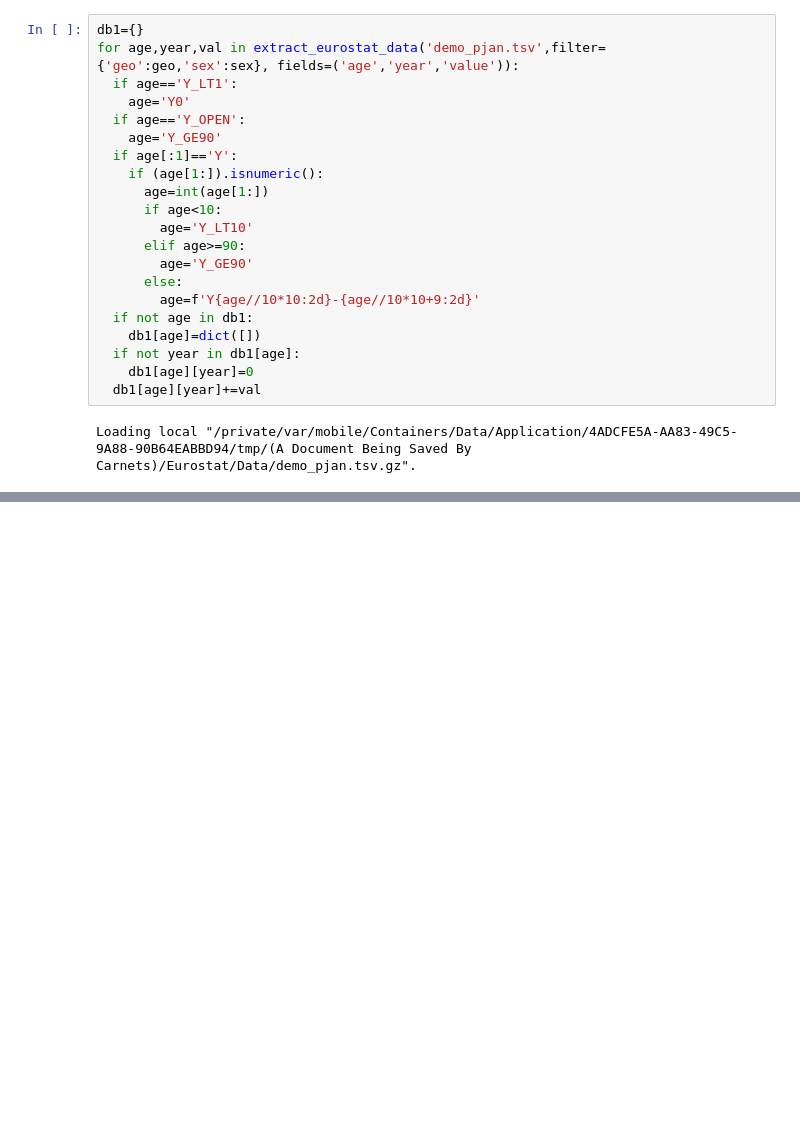
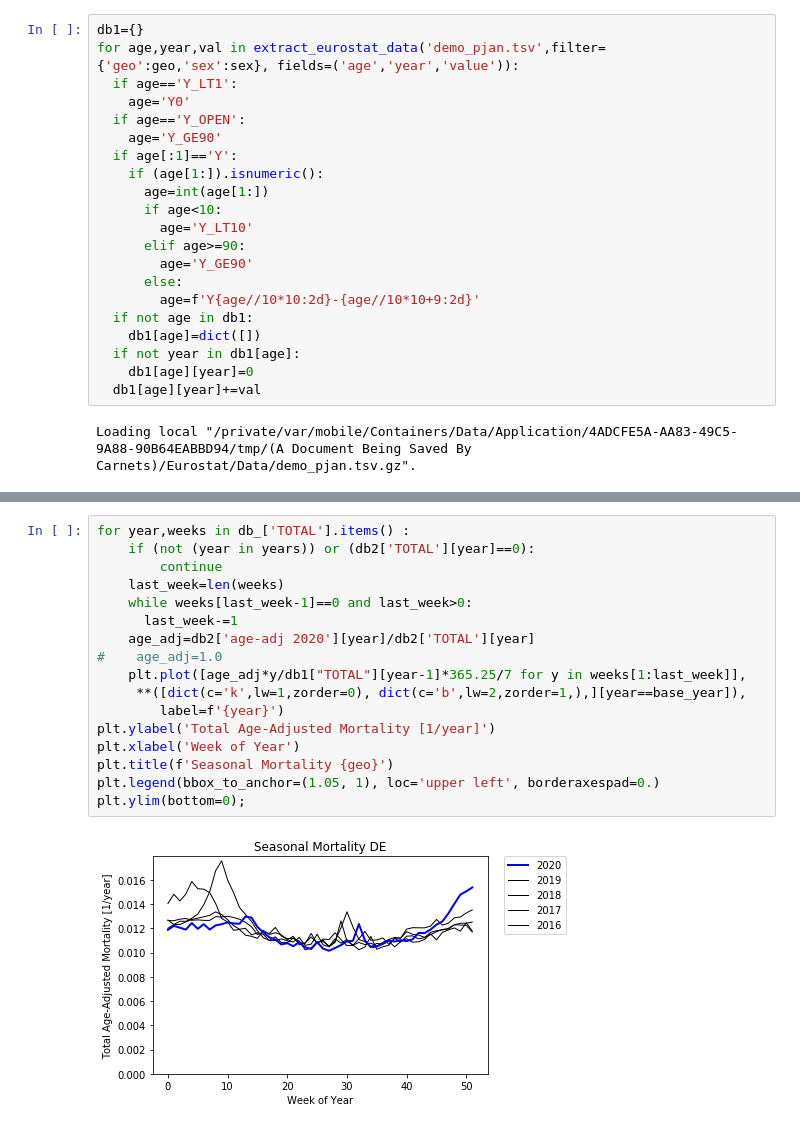
Before and after one commit to RichardPotthoff/Eurostat, a Jupyter notebook: eurostat.ipynb, the cells around one changed output, grey strips where cells are left out. Cells and saved outputs as stored; diff of their text form; blank space fills up the shorter version.

```diff
--- a/eurostat.ipynb
+++ b/eurostat.ipynb
@@ -137,0 +138,19 @@ plt.plot(years,db2['age-adj 2020'].values());
+# %%
+for year,weeks in db_['TOTAL'].items() :
+    if (not (year in years)) or (db2['TOTAL'][year]==0):
+        continue
+    last_week=len(weeks)
+    while weeks[last_week-1]==0 and last_week>0:
+      last_week-=1
+    age_adj=db2['age-adj 2020'][year]/db2['TOTAL'][year]
+#    age_adj=1.0
+    plt.plot([age_adj*y/db1["TOTAL"][year-1]*365.25/7 for y in weeks[1:last_week]],
+     **([dict(c='k',lw=1,zorder=0), dict(c='b',lw=2,zorder=1,),][year==base_year]),
+        label=f'{year}')
+plt.ylabel('Total Age-Adjusted Mortality [1/year]')
+plt.xlabel('Week of Year')
+plt.title(f'Seasonal Mortality {geo}')
+plt.legend(bbox_to_anchor=(1.05, 1), loc='upper left', borderaxespad=0.)
+plt.ylim(bottom=0);
+# %% [output]
+[figure, added]
```
Also changed, not shown: parts of 4 cells of this notebook.
